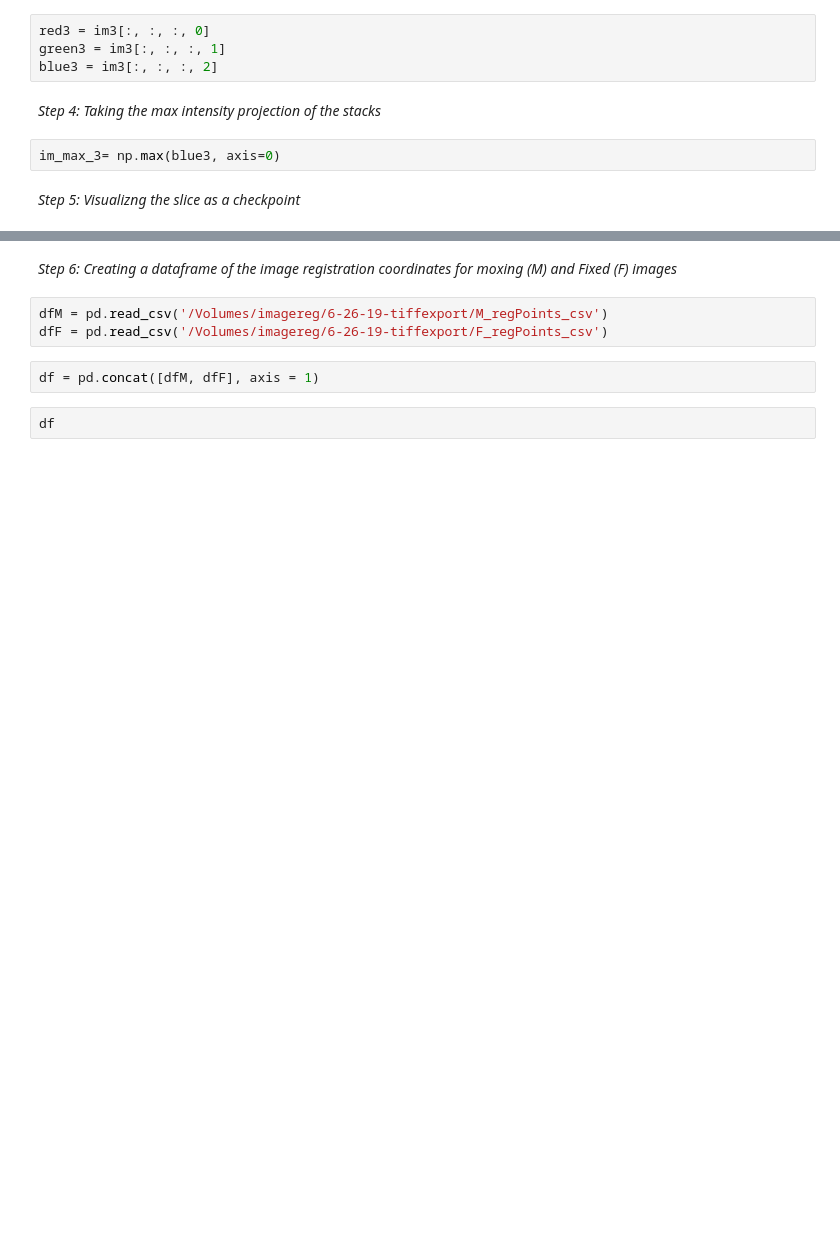
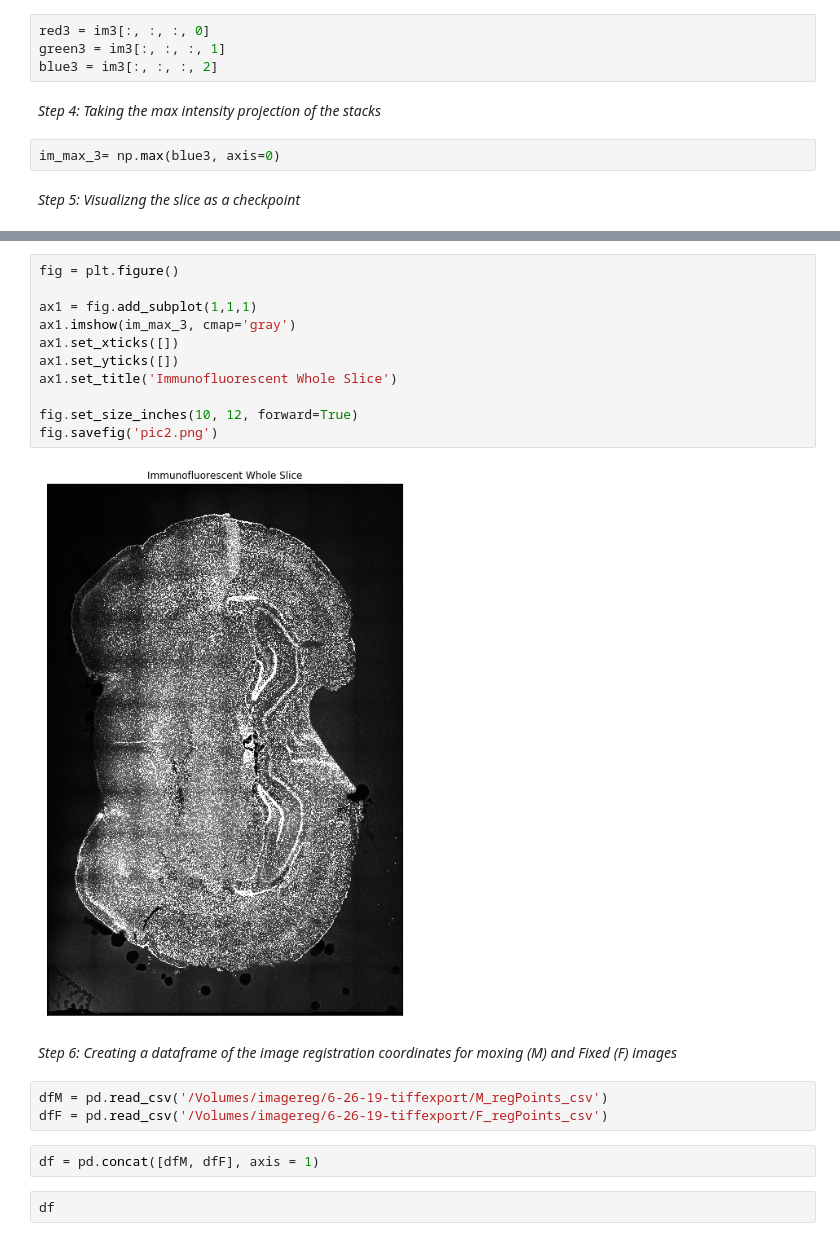
Before and after one commit to Nance-Lab/ifmodels, a Jupyter notebook: scripts/actual-image-registration.ipynb, the cells around one changed output, grey strips where cells are left out. Cells and saved outputs as stored; diff of their text form; blank space fills up the shorter version.

```diff
--- a/scripts/actual-image-registration.ipynb
+++ b/scripts/actual-image-registration.ipynb
@@ -88,3 +91,16 @@ plt.show()
+# %%
+fig = plt.figure()
+
+ax1 = fig.add_subplot(1,1,1)
+ax1.imshow(im_max_3, cmap='gray')
+ax1.set_xticks([])
+ax1.set_yticks([])
+ax1.set_title('Immunofluorescent Whole Slice')
+
+fig.set_size_inches(10, 12, forward=True)
+fig.savefig('pic2.png')
+# %% [output]
+[figure, added]
 # %% [markdown]
 *Step 6: Creating a dataframe of the image registration coordinates for moxing (M) and Fixed (F) images*
 # %%
```
Also changed, not shown: parts of 4 cells of this notebook, 4 other files.
